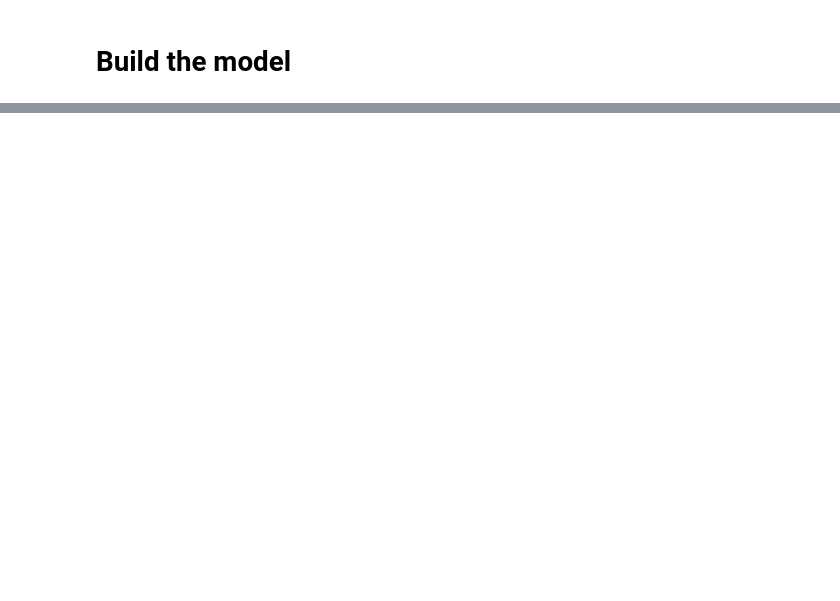
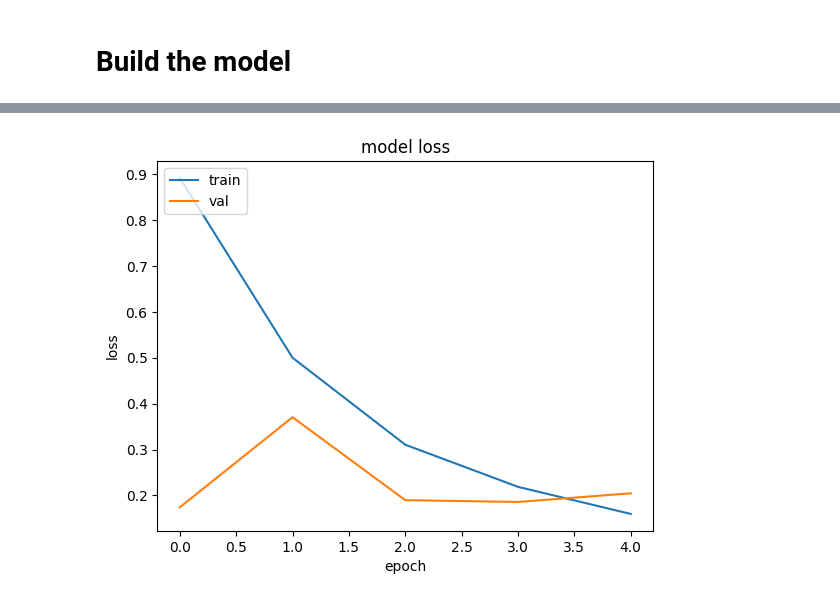
Before and after one commit to Satyendra-Mishra/NLP-Projects, a Jupyter notebook: Fine_tune_BERT_for Text_classification/notebooks/Fine_tune_BERT_for_Text_Classification.ipynb, the cells around one changed output, grey strips where cells are left out. Cells and saved outputs as stored; diff of their text form; code cells hidden in the pictures; blank space fills up the shorter version.

```diff
--- a/Fine_tune_BERT_for Text_classification/notebooks/Fine_tune_BERT_for_Text_Classification.ipynb
+++ b/Fine_tune_BERT_for Text_classification/notebooks/Fine_tune_BERT_for_Text_Classification.ipynb
@@ -537,6 +811,6 @@ train_dataset.element_spec
 # %%
 # Building the model
-def build_model():
+def build_model_2():
   encoder_inputs = dict(
     input_word_ids = tf.keras.layers.Input(shape=(max_seq_len,), dtype=tf.int32),
     input_mask = tf.keras.layers.Input(shape=(max_seq_len,), dtype=tf.int32),
@@ -548,5 +822,5 @@ def build_model():
   drop = tf.keras.layers.Dropout(0.4)(enocder_outputs["pooled_output"])
   output = tf.keras.layers.Dense(1, activation="sigmoid", name="output")(drop)
 
-  model = tf.keras.Model(inputs=encoder_inputs, outputs=output)
+  model = tf.keras.Model(inputs=[encoder_inputs], outputs=output)
   return model
@@ -593,0 +827,2 @@ model.compile(optimizer = optim,
+# %%
+model2 = build_model_2()
@@ -594,4 +849,6 @@ model.compile(optimizer = optim,
+# %%
+model2.compile(optimizer=optimizer, loss=loss, metrics = [metric1, metric2])
 # %%
-model.fit(train_dataset, epochs = 5, validation_data=val_dataset)
+history2 = model2.fit(train_dataset, epochs=EPOCHS, class_weight=weights_dict, validation_data=val_dataset)
 # %% [output]
 Epoch 1/5
@@ -600,0 +864,4 @@ tf.keras.backend.clear_session()
+# %%
+plot_learning_curve(history2)
+# %% [output]
+[figure, added]
```
Also changed, not shown: parts of 70 cells of this notebook.
